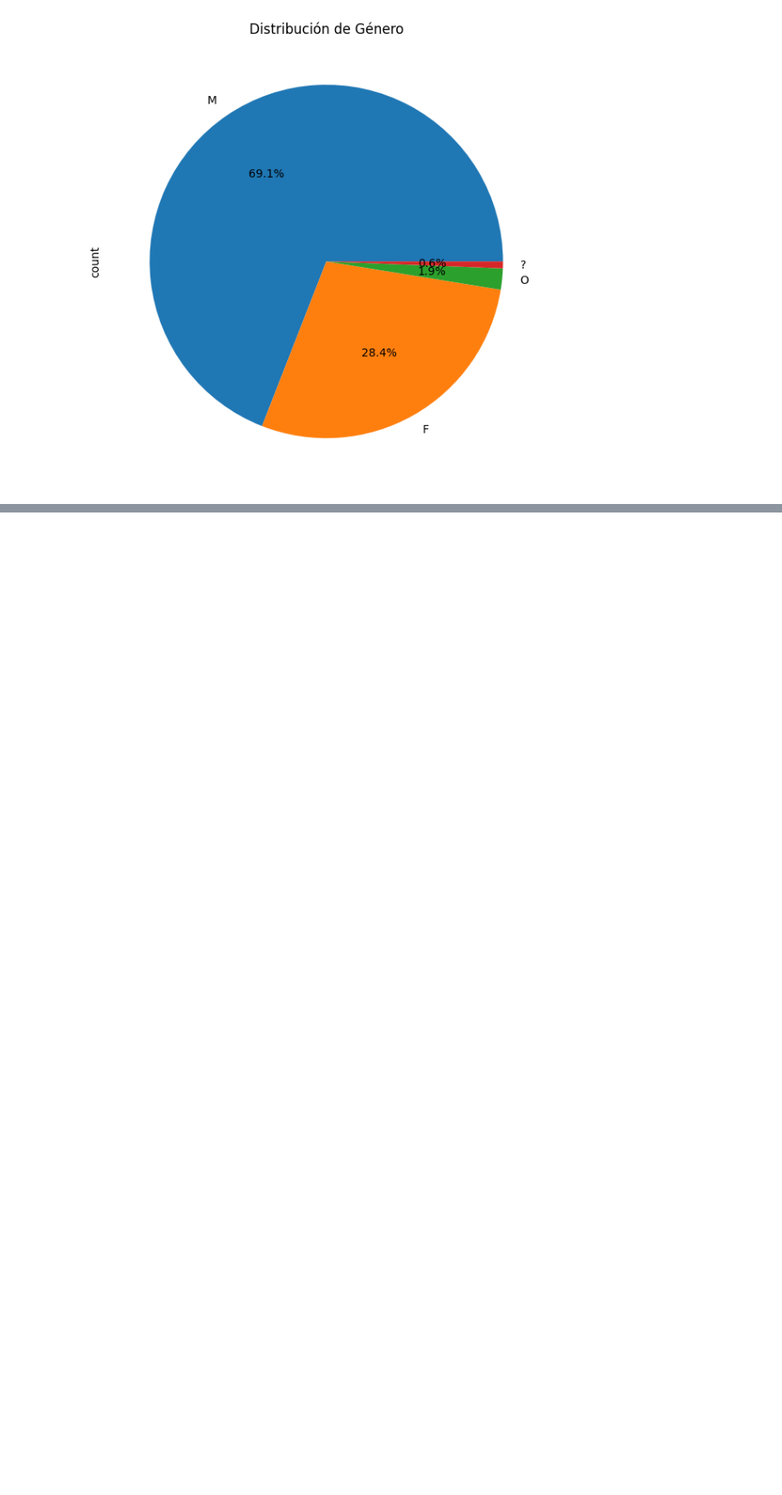
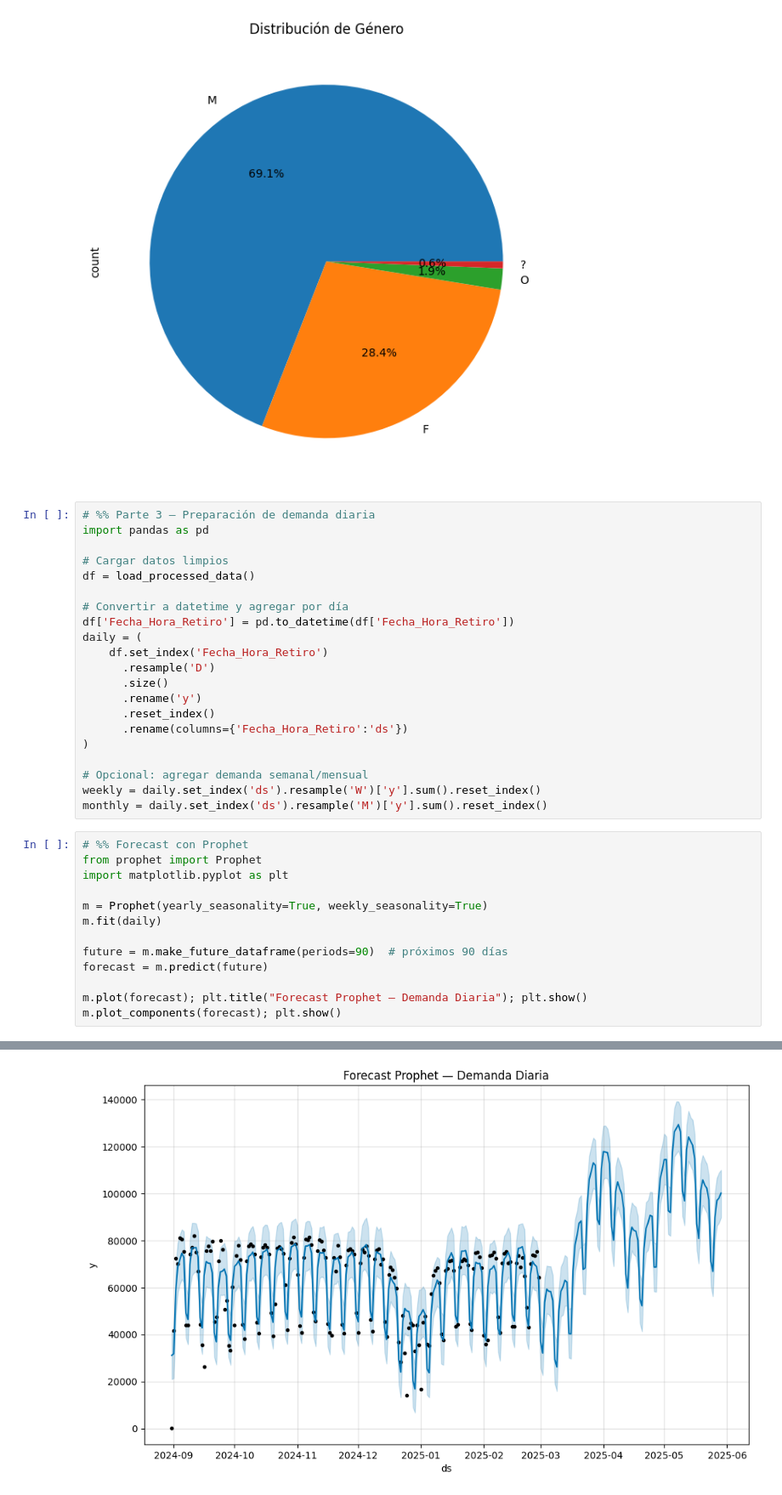
Before and after one commit to PacoAcun/Machine_Learning_Elements, a Jupyter notebook: Proyecto 1/Analisis.ipynb, the cells around one changed output, grey strips where cells are left out. Shown at 85% size. Drawn from its saved outputs; the diff is of its cells as text; blank space fills up the shorter version.

```diff
--- a/Proyecto 1/Analisis.ipynb
+++ b/Proyecto 1/Analisis.ipynb
@@ -237,3 +237,38 @@ Edad_Usuario: Best Distribution = gamma
 Duracion_Minutos: Best Distribution = expon
 [figure]
 [figure]
+# %%
+# %% Parte 3 — Preparación de demanda diaria
+import pandas as pd
+
+# Cargar datos limpios
+df = load_processed_data()
+
+# Convertir a datetime y agregar por día
+df['Fecha_Hora_Retiro'] = pd.to_datetime(df['Fecha_Hora_Retiro'])
+daily = (
+    df.set_index('Fecha_Hora_Retiro')
+      .resample('D')
+      .size()
+      .rename('y')
+      .reset_index()
+      .rename(columns={'Fecha_Hora_Retiro':'ds'})
+)
+
+# Opcional: agregar demanda semanal/mensual
+weekly = daily.set_index('ds').resample('W')['y'].sum().reset_index()
+monthly = daily.set_index('ds').resample('M')['y'].sum().reset_index()
+# %%
+# %% Forecast con Prophet
+from prophet import Prophet
+import matplotlib.pyplot as plt
+
+m = Prophet(yearly_seasonality=True, weekly_seasonality=True)
+m.fit(daily)
+
+future = m.make_future_dataframe(periods=90)  # próximos 90 días
+forecast = m.predict(future)
+
+m.plot(forecast); plt.title("Forecast Prophet — Demanda Diaria"); plt.show()
+m.plot_components(forecast); plt.show()
+# %% [output]
@@ -239,0 +277 @@ Duracion_Minutos: Best Distribution = expon
+[figure, added]
```
Also changed, not shown: parts of 6 cells of this notebook, 4 other files.
